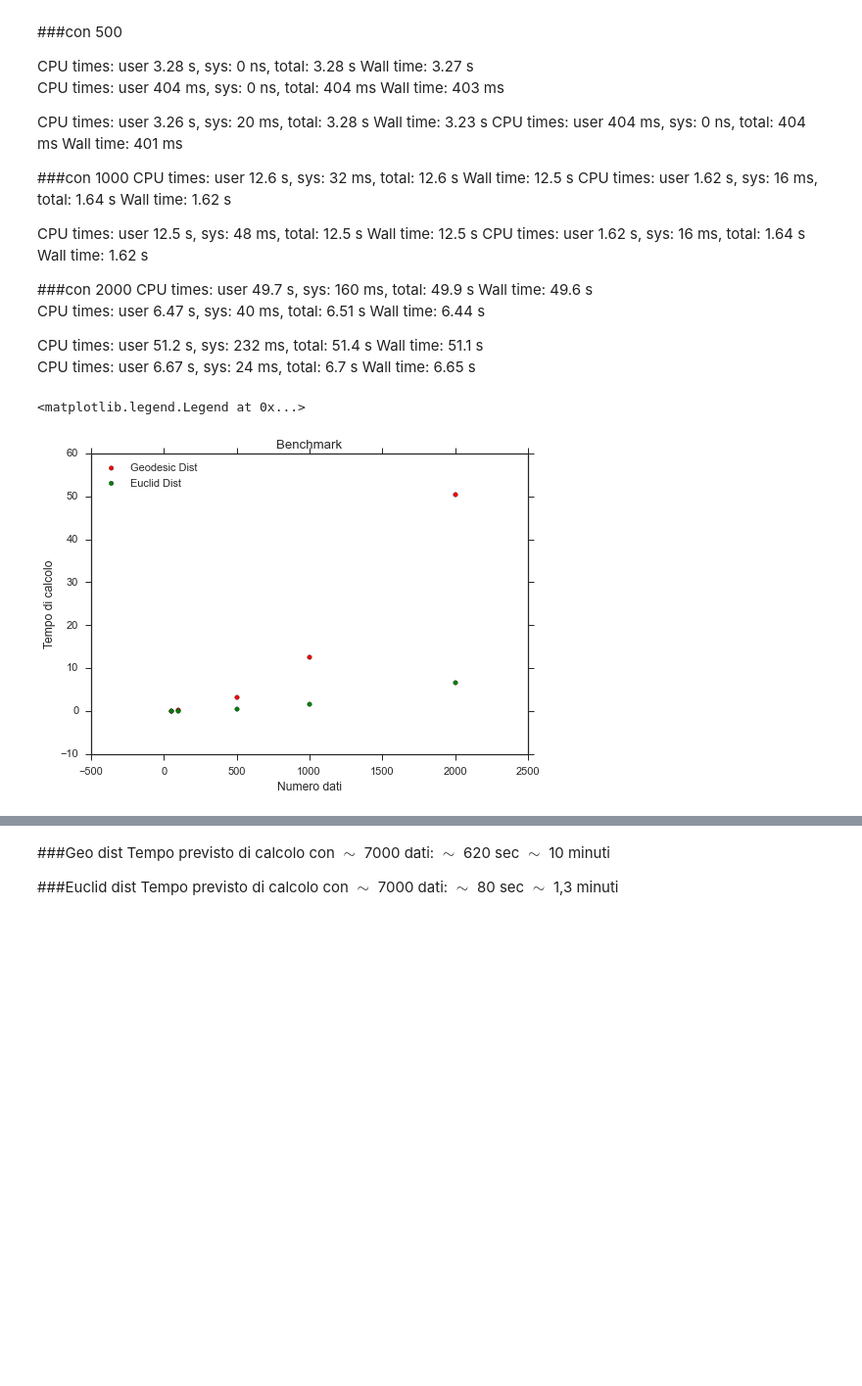
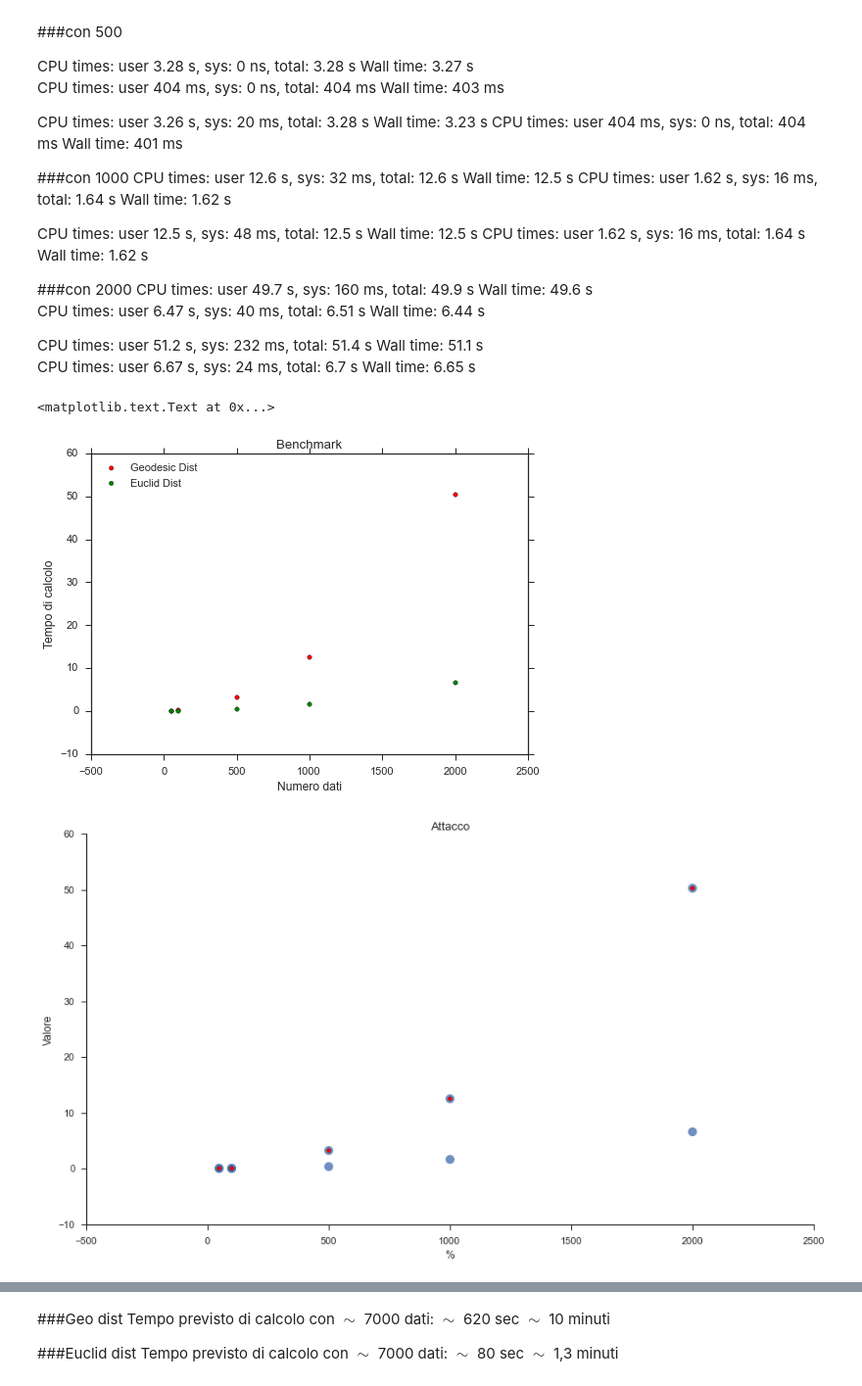
Before and after one commit to FedericoMuciaccia/SistemiComplessi, a Jupyter notebook: src/Iuri.ipynb, the cells around one changed output, grey strips where cells are left out. Shown: that part at 98% size. Cells and saved outputs as stored; diff of their text form; code cells hidden in the pictures; blank space fills up the shorter version.

```diff
--- a/src/Iuri.ipynb
+++ b/src/Iuri.ipynb
@@ -680,19 +754,50 @@ Wall time: 6.65 s
 # %%
 
 numdati = [50, 100, 500, 1000, 2000]
 tempieuclid = [0.0042575, 0.0192, 0.402, 1.62, 6.545]
 tempigeo = [0.032, 0.128, 3.25, 12.5, 50.35]
 
 geo = pyplot.scatter(x=numdati, y=tempigeo, label="Geodesic Dist", c='red', marker = 'o')
 euclid = pyplot.scatter(x=numdati, y=tempieuclid, label="Euclid Dist", c='green')
 pyplot.title('Benchmark')
 pyplot.xlabel("Numero dati")
 pyplot.ylabel("Tempo di calcolo")
 pyplot.legend(loc = 2)
+
+
+
+datiFinal = pandas.DataFrame()
+datiFinal['x'] = numdati + numdati
+datiFinal['y'] = tempieuclid + tempigeo
+datiFinal['z'] = "geo"
+datiFinal.head()
+
+seaborn.set_context("notebook", font_scale=1.1)
+seaborn.set_style("ticks")
+
+
+euclide = seaborn.lmplot('x', 'y',
+           data=datiFinal,
+           fit_reg=False,
+           size = 7,
+           aspect = 1.7778,
+           #hue="y1",
+           scatter_kws={"marker": "D", "s": 100})
+geoide = pyplot.scatter(x=numdati, y=tempigeo, label="Geodesic Dist", c='red', marker = 'o')
+pyplot.title('Attacco')
+pyplot.xlabel("%")
+pyplot.ylabel("Valore")
+#pyplot.xlim(0, 100)
+#pyplot.ylim(0,max(diametro)+2)
+
+
+
+#graph.plot_joint(plt.scatter, marker='x', c='b', s=50)
 #roma.plot(kind="scatter", x="lon", y="lat", label="Roma PRELIMINARE")
 # %% [output]
-<matplotlib.legend.Legend at 0x...>
+<matplotlib.text.Text at 0x...>
 [figure]
+[figure, added]
 # %%
 print diametro, relSizeGC
 pyplot.figure(figsize=(16,9))
```
Also changed, not shown: parts of 7 cells of this notebook, 5 other files.
